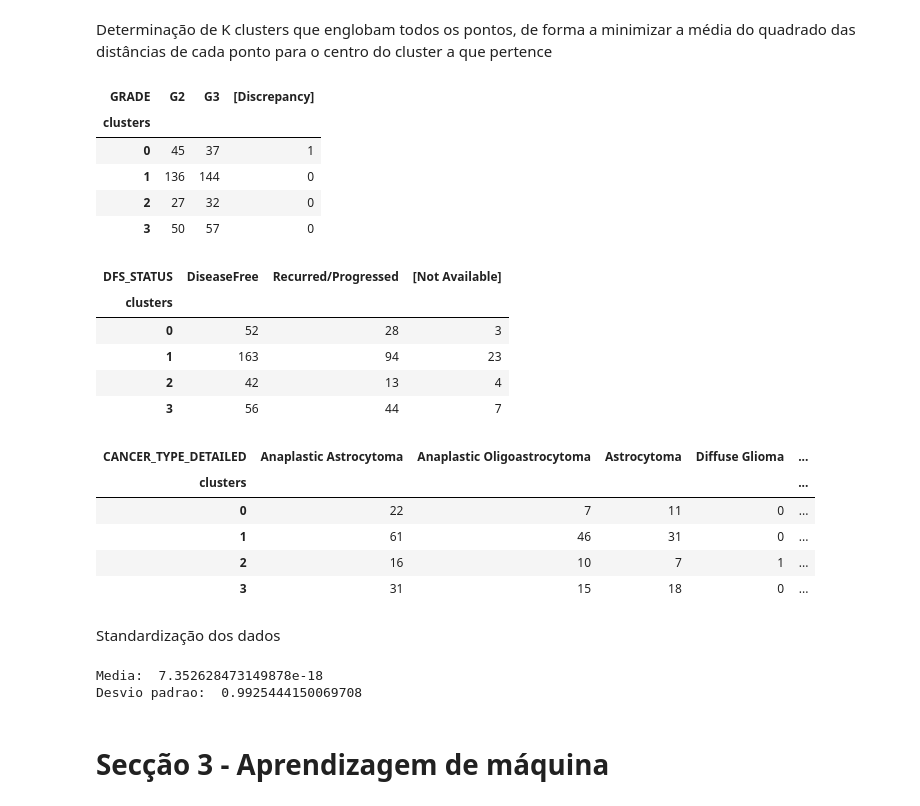
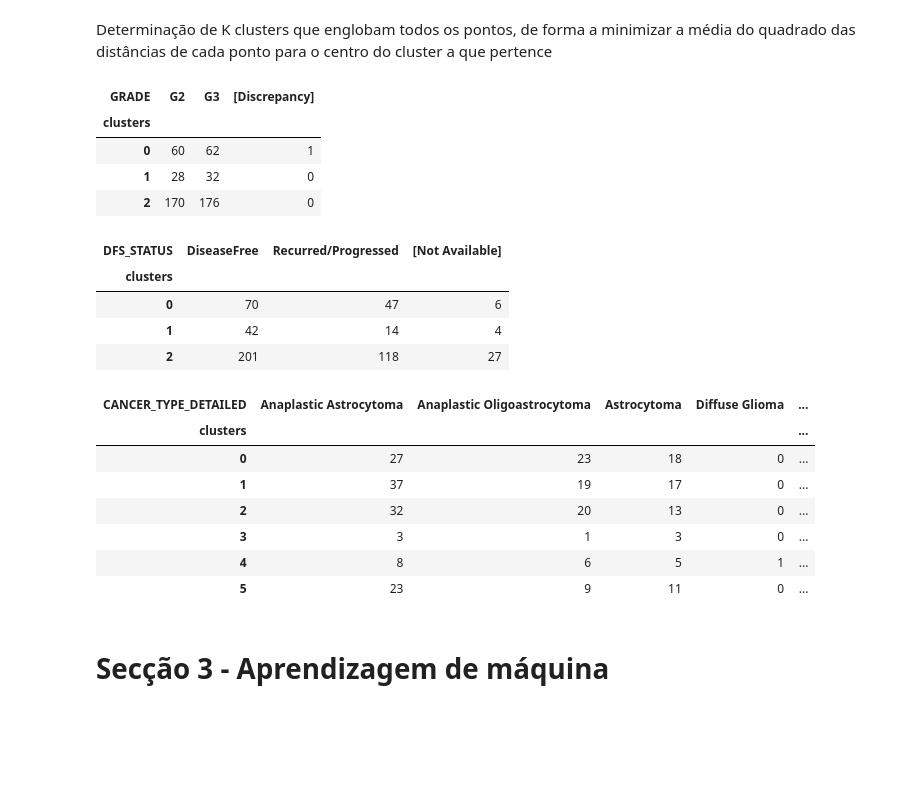
Before and after one commit to anaalexoliveira/Bioinformatica_Glioma, a Jupyter notebook: Glioma_Analysis.ipynb, the cells around one changed output. Drawn from its saved outputs; the diff is of its cells as text; code cells hidden in the pictures; blank space fills up the shorter version.

```diff
--- a/Glioma_Analysis.ipynb
+++ b/Glioma_Analysis.ipynb
@@ -400,2 +492,31 @@ for class_name in ['CANCER_TYPE_DETAILED','GRADE','DFS_STATUS']:
 # %% [markdown]
 Clustering hierarquico dos dados. Agrupamento dos genes, iteração a iteração.
+# %%
+Z = linkage(data_scale, metric='cityblock')
+new_unified_meta['labels'] = new_unified_meta['CANCER_TYPE_DETAILED']
+
+# calculate full dendrogram
+plt.figure(figsize = (25, 10))
+dendrogram(
+    Z,
+    labels=list(new_unified_meta['labels']),
+    leaf_rotation  = 90.,  # rotates the x axis labels
+    leaf_font_size = 8.,  # font size for the x axis labels
+)
+
+plt.title('Hierarchical Clustering Dendrogram')
+plt.ylabel('distance')
+
+# Assignment of colors to labels: 'r' is red, 'g' is green, etc.
+label_colors = {'Oligoastrocytoma': 'r',
+                'Anaplastic Astrocytoma': 'g',
+                'Oligodendroglioma': 'b',
+                'Anaplastic Oligoastrocytoma': 'k',
+                'Astrocytoma': 'y',
+                'Diffuse Glioma': 'm',
+               }
+ax = plt.gca()
+xlbls = ax.get_xmajorticklabels()
+for lbl in xlbls:
+    lbl.set_color(label_colors[lbl.get_text()])
+plt.show()
@@ -402,7 +525,7 @@ Clustering hierarquico dos dados. Agrupamento dos genes, iteração a iteração
 # %% [markdown]
 Determinação de K clusters que englobam todos os pontos, de forma a minimizar a média do quadrado das distâncias de cada ponto para o centro do cluster a que pertence
 # %%
-k=4
+k=3
 kmeans = KMeans(n_clusters=k, max_iter=1000)
 kmeans.fit(data_scale)
 labels = kmeans.labels_
@@ -412,40 +535,33 @@ pd.crosstab(labels, new_unified_meta['GRADE'], rownames=['clusters'] )
 # %% [output]
 | GRADE | G2 | G3 | [Discrepancy] |
 | clusters |  |  |  |
-| 0 | 45 | 37 | 1 |
-| 1 | 136 | 144 | 0 |
-| 2 | 27 | 32 | 0 |
-| 3 | 50 | 57 | 0 |
+| 0 | 60 | 62 | 1 |
+| 1 | 28 | 32 | 0 |
+| 2 | 170 | 176 | 0 |
 # %%
 pd.crosstab(labels, new_unified_meta['DFS_STATUS'], rownames=['clusters'] )
 # %% [output]
 | DFS_STATUS | DiseaseFree | Recurred/Progressed | [Not Available] |
 | clusters |  |  |  |
-| 0 | 52 | 28 | 3 |
-| 1 | 163 | 94 | 23 |
-| 2 | 42 | 13 | 4 |
-| 3 | 56 | 44 | 7 |
+| 0 | 70 | 47 | 6 |
+| 1 | 42 | 14 | 4 |
+| 2 | 201 | 118 | 27 |
 # %%
+k=6 #identificados 6 tipos de cancros, logo k >= 6
+kmeans = KMeans(n_clusters=k, max_iter=1000)
+kmeans.fit(data_scale)
+labels = kmeans.labels_
+centroids = kmeans.cluster_centers_
 pd.crosstab(labels, new_unified_meta['CANCER_TYPE_DETAILED'], rownames=['clusters'] )
 # %% [output]
 | CANCER_TYPE_DETAILED | Anaplastic Astrocytoma | Anaplastic Oligoastrocytoma | Astrocytoma | Diffuse Glioma | ... |
 | clusters |  |  |  |  | ... |
-| 0 | 22 | 7 | 11 | 0 | ... |
-| 1 | 61 | 46 | 31 | 0 | ... |
-| 2 | 16 | 10 | 7 | 1 | ... |
-| 3 | 31 | 15 | 18 | 0 | ... |
+| 0 | 27 | 23 | 18 | 0 | ... |
+| 1 | 37 | 19 | 17 | 0 | ... |
+| 2 | 32 | 20 | 13 | 0 | ... |
+| 3 | 3 | 1 | 3 | 0 | ... |
+| 4 | 8 | 6 | 5 | 1 | ... |
+| 5 | 23 | 9 | 11 | 0 | ... |
-# %% [markdown]
-Standardização dos dados
-# %%
-input_data = new_data
-output_data = new_unified_meta.values[:,0]
-
-input_sc = preprocessing.scale(input_data)
-print("Media: ", input_sc.mean())
-print("Desvio padrao: ", input_sc.std())
-# %% [output]
-Media:  7.352628473149878e-18
-Desvio padrao:  0.9925444150069708
 # %% [markdown]
 # Secção 3 - Aprendizagem de máquina
 # %% [markdown]
```
Also changed, not shown: parts of 49 cells of this notebook.
